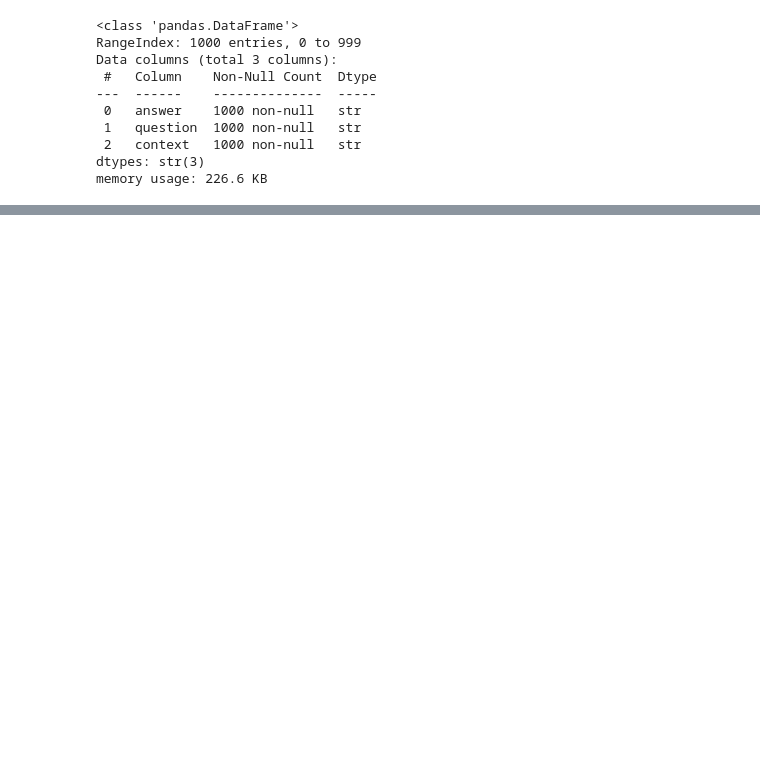
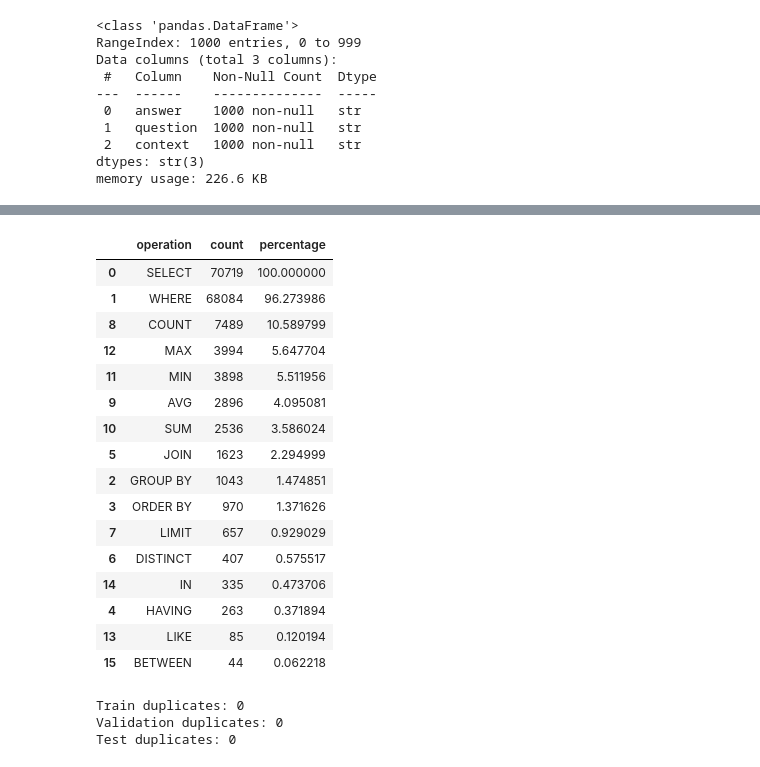
Before and after one commit to shivam183-star/Text-to-SQL, a Jupyter notebook: notebooks/data_analysis.ipynb, the cells around one changed output, grey strips where cells are left out. Drawn from its saved outputs; the diff is of its cells as text; code cells hidden in the pictures; blank space fills up the shorter version.

```diff
--- a/notebooks/data_analysis.ipynb
+++ b/notebooks/data_analysis.ipynb
@@ -77,0 +196,9 @@ memory usage: 226.6 KB
+# %%
+operation_counts = {}
+
+for name, keyword in sql_operations.items():
+    operation_counts[name] = train_df["answer"].apply(
+        lambda sql: contains_sql_keyword(sql, keyword)
+    ).sum()
+
+operation_counts
@@ -77,0 +222,42 @@ memory usage: 226.6 KB
+# %%
+operation_df = (
+    pd.DataFrame(
+        list(operation_counts.items()),
+        columns=["operation", "count"]
+    )
+    .sort_values("count", ascending=False)
+)
+
+operation_df["percentage"] = (
+    operation_df["count"] / len(train_df) * 100
+)
+
+operation_df
+# %% [output]
+|  | operation | count | percentage |
+| 0 | SELECT | 70719 | 100.000000 |
+| 1 | WHERE | 68084 | 96.273986 |
+| 8 | COUNT | 7489 | 10.589799 |
+| 12 | MAX | 3994 | 5.647704 |
+| 11 | MIN | 3898 | 5.511956 |
+| 9 | AVG | 2896 | 4.095081 |
+| 10 | SUM | 2536 | 3.586024 |
+| 5 | JOIN | 1623 | 2.294999 |
+| 2 | GROUP BY | 1043 | 1.474851 |
+| 3 | ORDER BY | 970 | 1.371626 |
+| 7 | LIMIT | 657 | 0.929029 |
+| 6 | DISTINCT | 407 | 0.575517 |
+| 14 | IN | 335 | 0.473706 |
+| 4 | HAVING | 263 | 0.371894 |
+| 13 | LIKE | 85 | 0.120194 |
+| 15 | BETWEEN | 44 | 0.062218 |
+# %%
+# Exact duplicate counts
+
+print("Train duplicates:", train_df.duplicated().sum())
+print("Validation duplicates:", val_df.duplicated().sum())
+print("Test duplicates:", test_df.duplicated().sum())
+# %% [output]
+Train duplicates: 0
+Validation duplicates: 0
+Test duplicates: 0
```
Also changed, not shown: parts of 7 cells of this notebook.
